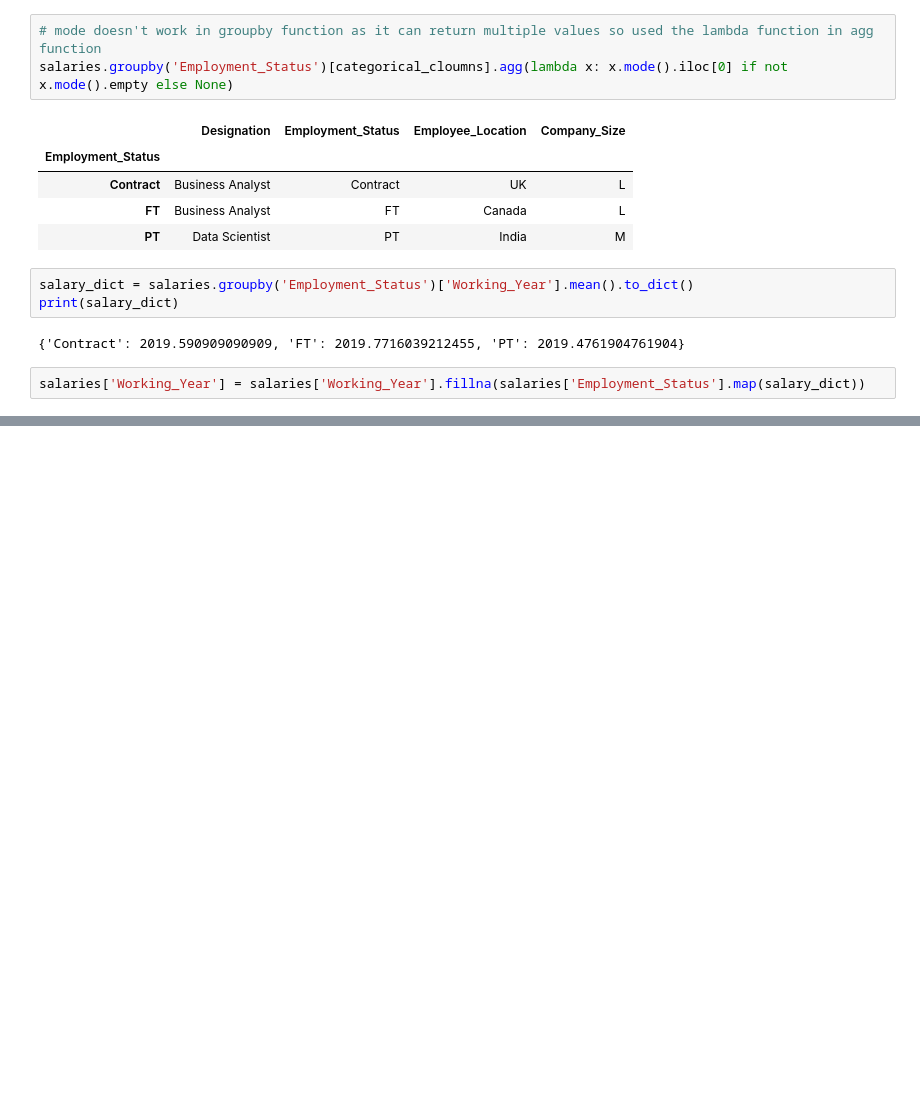
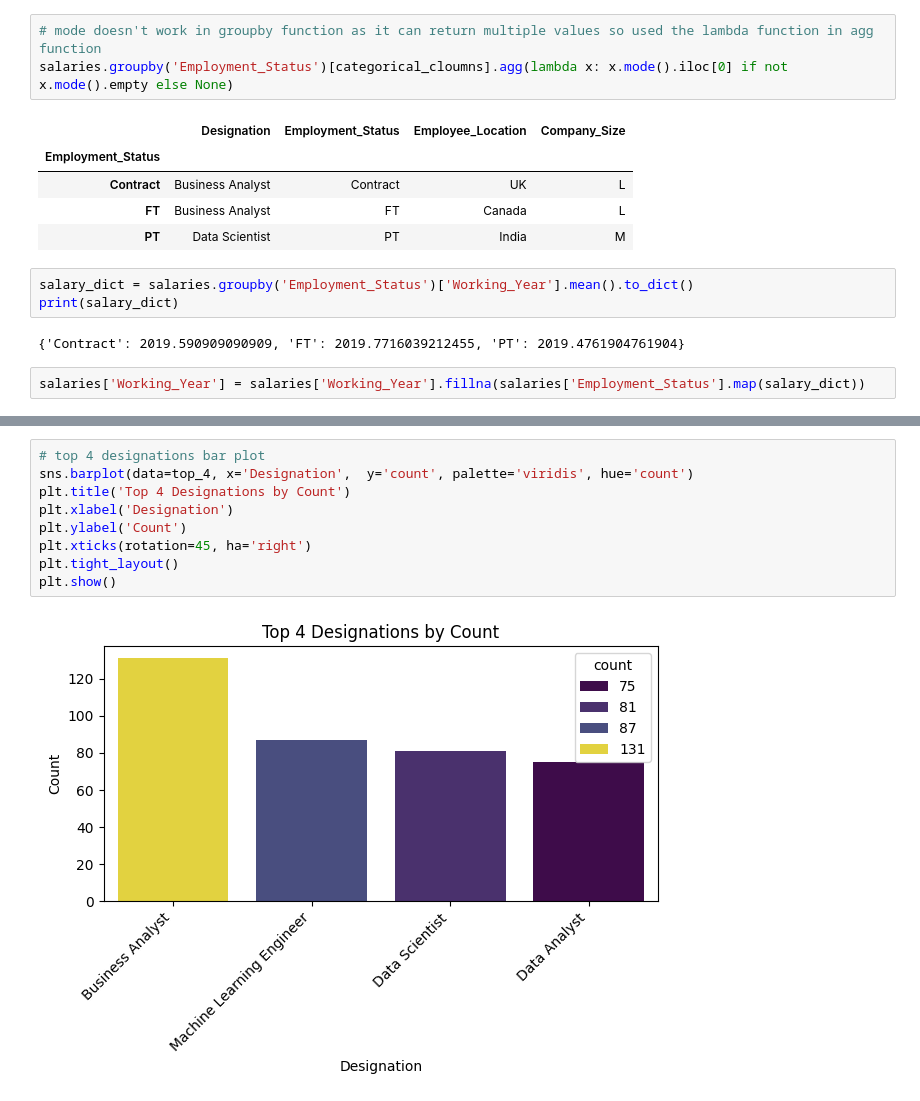
Before and after one commit to Haris-09/Python-Programming, a Jupyter notebook: Exploratory_Data_Analysis.ipynb, the cells around one changed output, grey strips where cells are left out. Drawn from its saved outputs; the diff is of its cells as text; blank space fills up the shorter version.

```diff
--- a/Exploratory_Data_Analysis.ipynb
+++ b/Exploratory_Data_Analysis.ipynb
@@ -433,0 +472,11 @@ salaries['Working_Year'] = salaries['Working_Year'].fillna(salaries['Employment_
+# %%
+# top 4 designations bar plot
+sns.barplot(data=top_4, x='Designation',  y='count', palette='viridis', hue='count')
+plt.title('Top 4 Designations by Count')
+plt.xlabel('Designation')
+plt.ylabel('Count')
+plt.xticks(rotation=45, ha='right')
+plt.tight_layout()
+plt.show()
+# %% [output]
+[figure, added]
```
Also changed, not shown: parts of 28 cells of this notebook.
